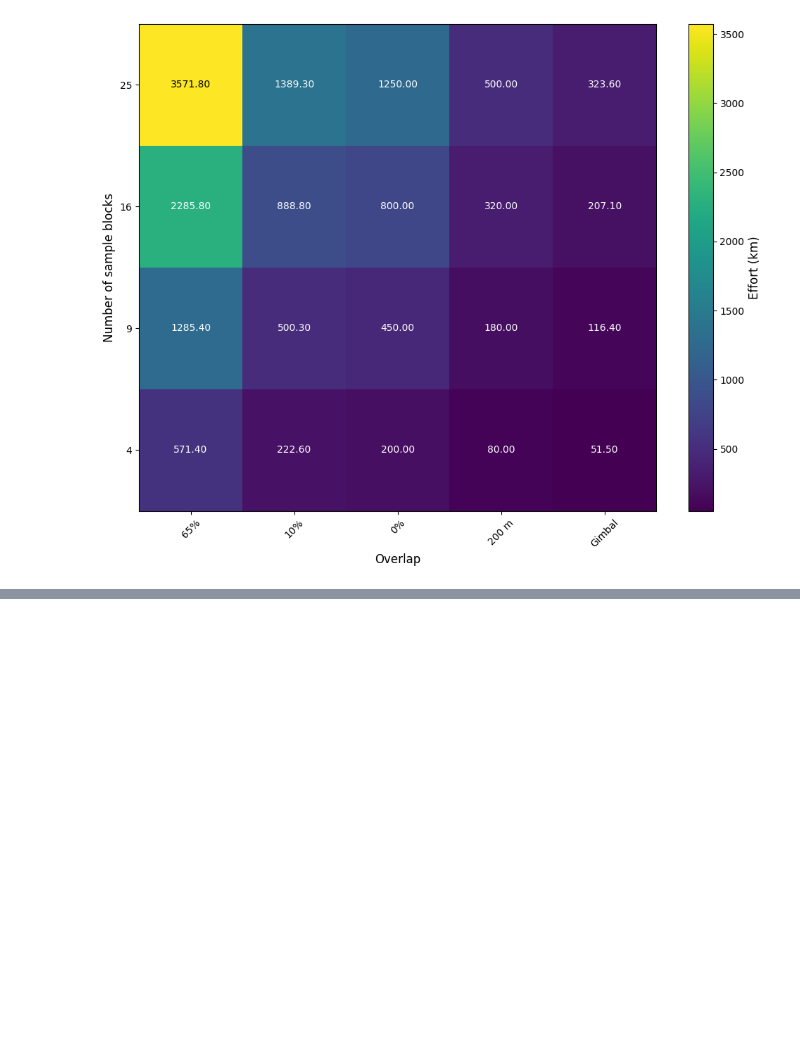
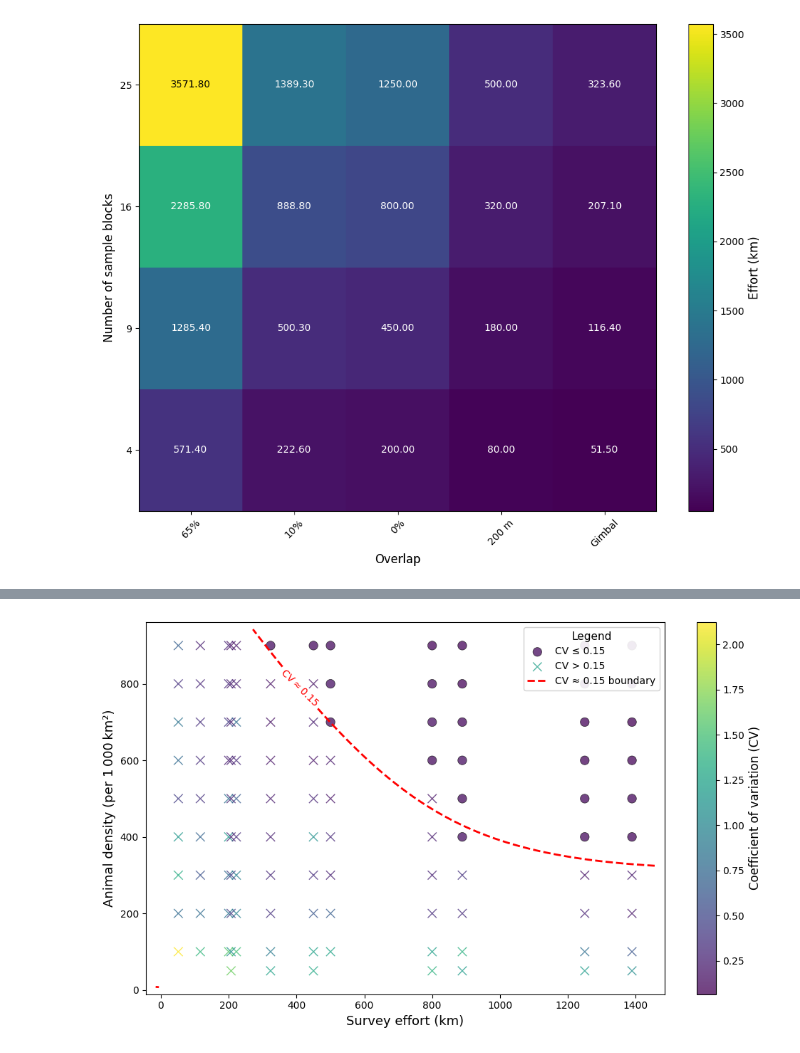
Before and after one commit to hambrecht/DroneSurveySimulator, a Jupyter notebook: Scripts/visualisation/vis_quadcopterFesability.ipynb, the cells around one changed output, grey strips where cells are left out. Saved outputs shown, nothing was run; the diff lists cells and outputs as text; code cells hidden in the pictures; blank space fills up the shorter version.

```diff
--- a/Scripts/visualisation/vis_quadcopterFesability.ipynb
+++ b/Scripts/visualisation/vis_quadcopterFesability.ipynb
@@ -534,0 +570,84 @@ plt.show()
+# %%
+from sklearn.linear_model import LogisticRegression
+from sklearn.preprocessing import PolynomialFeatures
+from sklearn.pipeline import make_pipeline
+
+# -------------------------------------------------
+# 6️⃣  Binary target
+# -------------------------------------------------
+merged['high_cv'] = (merged['CV'] > 0.15).astype(int)
+
+# -------------------------------------------------
+# 7️⃣  Fit a logistic model with interaction term (quadratic surface)
+# -------------------------------------------------
+X = merged[['Effort_km', 'InputDensity']].values
+y = merged['high_cv'].values
+
+# polynomial features up to degree 2 (adds interaction term)
+model = make_pipeline(PolynomialFeatures(degree=2, include_bias=False),
+                      LogisticRegression(solver='lbfgs', max_iter=1000))
+model.fit(X, y)
+
+# -------------------------------------------------
+# 8️⃣  Evaluate the model on the same grid used for the KDE
+# -------------------------------------------------
+grid_points = np.column_stack([E.ravel(), D.ravel()])
+prob = model.predict_proba(grid_points)[:, 1]   # probability of high CV
+prob_grid = prob.reshape(E.shape)
+
+# -------------------------------------------------
+# 9️⃣  Plot scatter + the 0.5‑probability contour
+# -------------------------------------------------
+fig, ax = plt.subplots(figsize=(10, 6))
+
+# scatter (same as before)
+ax.scatter(low_cv['Effort_km'], low_cv['InputDensity'],
+           c=low_cv['CV'], cmap='viridis', norm=norm,
+           marker='o', s=80, edgecolor='k', linewidth=0.5, alpha=0.75)
+ax.scatter(high_cv['Effort_km'], high_cv['InputDensity'],
+           c=high_cv['CV'], cmap='viridis', norm=norm,
+           marker='x', s=80, edgecolor='k', linewidth=1.0, alpha=0.75)
+
+# 0.5‑probability contour (decision boundary)
+cont = ax.contour(E, D, prob_grid, levels=[0.6],
+                  colors='red', linewidths=2, linestyles='--')
+ax.clabel(cont, fmt='CV ≈ 0.15', fontsize=10, colors='red')
+
+# Proxy line for the legend (QuadContourSet has no direct handle)
+red_line_proxy = Line2D([0], [0],
+                       color='red',
+                       lw=2,
+                       ls='--',
+                       label='CV ≈ 0.15 boundary')
+
+# Assemble a unified legend
+legend_handles = [sc_low, sc_high, red_line_proxy]
+legend_labels  = ['CV ≤ 0.15', 'CV > 0.15', 'CV ≈ 0.15 boundary']
+ax.legend(handles=legend_handles,
+          labels=legend_labels,
+          loc='upper right',
+          fontsize=10,
+          title='Legend',
+          title_fontsize=11,
+          framealpha=0.9)
+
+# Slight extra buffer so nothing is clipped at the edges
+extra_buffer = 0.02   # 2 % of the total range
+x0, x1 = ax.get_xlim()
+y0, y1 = ax.get_ylim()
+ax.set_xlim(x0 - extra_buffer * (x1 - x0),
+            x1 + extra_buffer * (x1 - x0))
+ax.set_ylim(y0 - extra_buffer * (y1 - y0),
+            y1 + extra_buffer * (y1 - y0))
+
+# Labels, title and colour bar
+ax.set_xlabel('Survey effort (km)', fontsize=13)
+ax.set_ylabel('Animal density (per 1 000 km²)', fontsize=13)
+
+cbar = fig.colorbar(sc_low, ax=ax, orientation='vertical')
+cbar.set_label('Coefficient of variation (CV)', fontsize=12)
+
+plt.tight_layout()
+plt.show()
+# %% [output]
+[figure, added]
```
Also changed, not shown: parts of 6 cells of this notebook.
